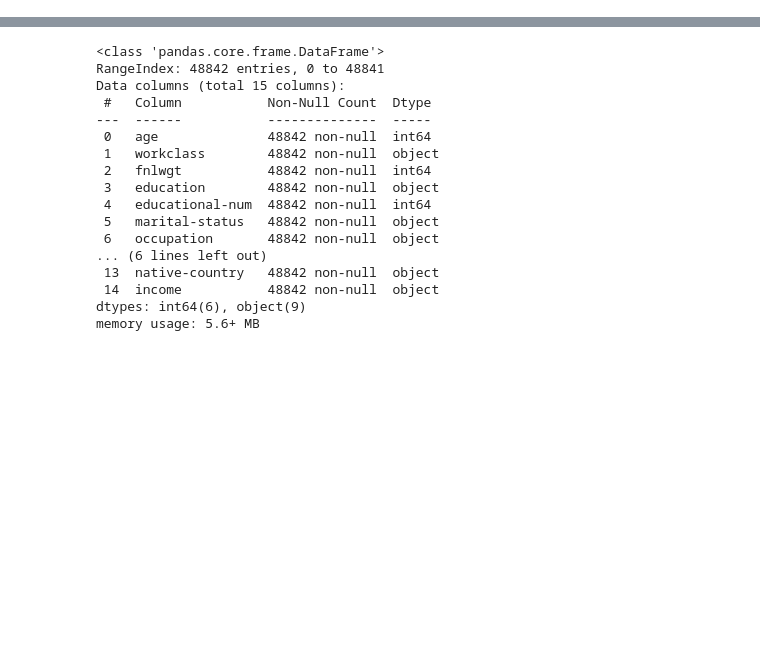
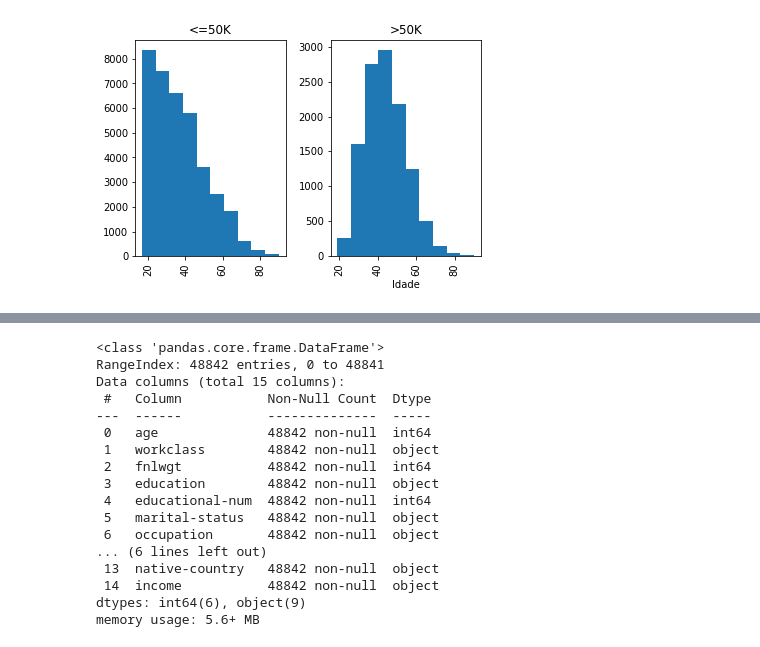
Before and after one commit to leonardojupiter/ciencia-de-dados-adult, a Jupyter notebook: ciencia_de_dados_adult.ipynb, the cells around one changed output, grey strips where cells are left out. Cells and saved outputs as stored; diff of their text form; code cells hidden in the pictures; blank space fills up the shorter version.

```diff
--- a/ciencia_de_dados_adult.ipynb
+++ b/ciencia_de_dados_adult.ipynb
@@ -12,2 +37,8 @@ adult = pd.read_csv('https://raw.githubusercontent.com/Pesanas/ciencia-de-dados-
+# %%
+adult_kaggle.hist(column='age',by='income')
+plt.xlabel('Idade')
+plt.show()
+# %% [output]
+[figure, added]
 # %%
 adult.info()
```
Also changed, not shown: parts of 16 cells of this notebook.
